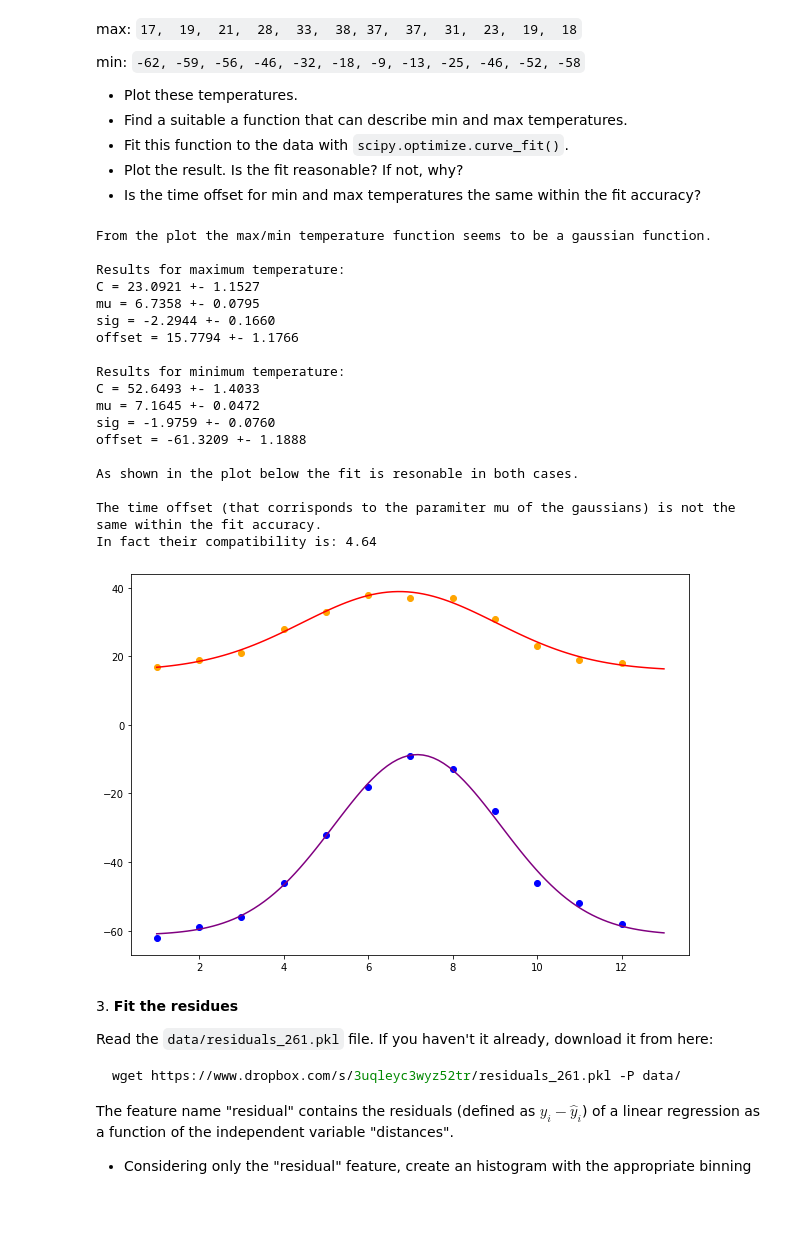
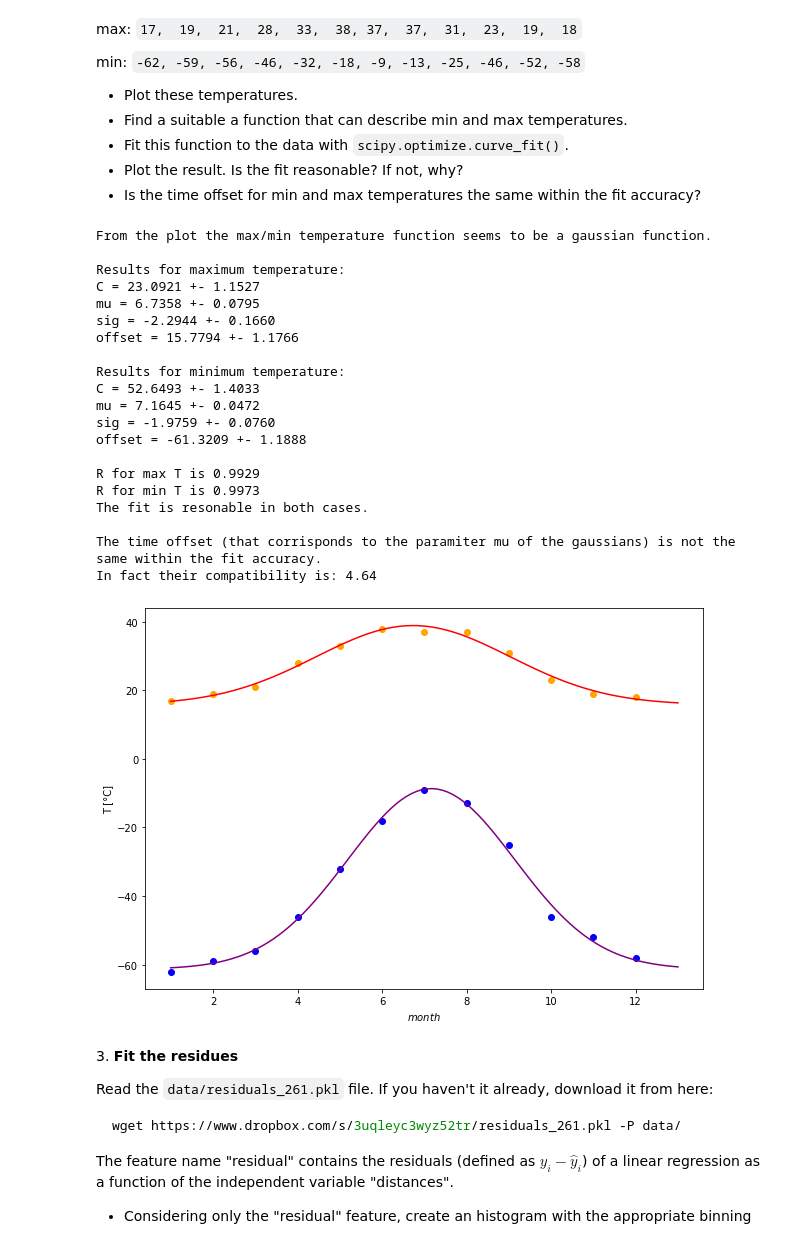
Before and after one commit to luca430/LaboratoryOfComputationalPhysics_Y4, a Jupyter notebook: 08ex_fitting.ipynb, the cells around one changed output. Saved outputs shown, nothing was run; the diff lists cells and outputs as text; code cells hidden in the pictures; blank space fills up the shorter version.

```diff
--- a/08ex_fitting.ipynb
+++ b/08ex_fitting.ipynb
@@ -104,7 +108,7 @@ months = np.arange(1,13,1)
 
 plt.figure(figsize=(10,7))
 plt.plot(months,max_t,color='orange',marker='o',linewidth=0)
-plt.plot(months,min_t,color='blue',marker='o',linewidth=0);
+plt.plot(months,min_t,color='blue',marker='o',linewidth=0)
 
 print('From the plot the max/min temperature function seems to be a gaussian function.')
 
@@ -118,6 +122,9 @@ plt.plot(x,gaus(x,popt1[0],popt1[1],popt1[2],popt1[3]),color='red')
 popt2, pcov2 = optimize.curve_fit(gaus,months,min_t)
 plt.plot(x,gaus(x,popt2[0],popt2[1],popt2[2],popt2[3]),color='purple')
 
+plt.xlabel('$month$')
+plt.ylabel('T [°C]')
+
 print('\nResults for maximum temperature:')
 print('C = %.4f +- %.4f' %(popt1[0],np.sqrt(pcov1[0,0])))
 print('mu = %.4f +- %.4f' %(popt1[1],np.sqrt(pcov1[1,1])))
@@ -125,36 +132,48 @@ print('sig = %.4f +- %.4f' %(popt1[2],np.sqrt(pcov1[2,2])))
 print('offset = %.4f +- %.4f' %(popt1[3],np.sqrt(pcov1[3,3])))
 
 print('\nResults for minimum temperature:')
 print('C = %.4f +- %.4f' %(popt2[0],np.sqrt(pcov2[0,0])))
 print('mu = %.4f +- %.4f' %(popt2[1],np.sqrt(pcov2[1,1])))
 print('sig = %.4f +- %.4f' %(popt2[2],np.sqrt(pcov2[2,2])))
 print('offset = %.4f +- %.4f' %(popt2[3],np.sqrt(pcov2[3,3])))
 
-print('\nAs shown in the plot below the fit is resonable in both cases.')
+ssr_max = np.sum((max_t - gaus(months,popt1[0],popt1[1],popt1[2],popt1[3]))**2)
+ssr_min = np.sum((min_t - gaus(months,popt2[0],popt2[1],popt2[2],popt2[3]))**2)
+tss_max = np.sum((np.mean(max_t) - max_t)**2)
+tss_min = np.sum((np.mean(min_t) - min_t)**2)
+
+R_max = np.sqrt(1-ssr_max/tss_max)
+R_min = np.sqrt(1-ssr_min/tss_min)
+
+print('\nR for max T is %.4f' %R_max)
+print('R for min T is %.4f' %R_min)
+print('The fit is resonable in both cases.')
 
 acc = np.abs(popt1[1]-popt2[1])/np.sqrt(pcov1[1,1]+pcov2[1,1])
 print('\nThe time offset (that corrisponds to the paramiter mu of the gaussians) is not the same within the fit accuracy.')
 print('In fact their compatibility is: %.2f' %acc)
 # %% [output]
 From the plot the max/min temperature function seems to be a gaussian function.
 
 Results for maximum temperature:
 C = 23.0921 +- 1.1527
 mu = 6.7358 +- 0.0795
 sig = -2.2944 +- 0.1660
 offset = 15.7794 +- 1.1766
 
 Results for minimum temperature:
 C = 52.6493 +- 1.4033
 mu = 7.1645 +- 0.0472
 sig = -1.9759 +- 0.0760
 offset = -61.3209 +- 1.1888
 
-As shown in the plot below the fit is resonable in both cases.
+R for max T is 0.9929
+R for min T is 0.9973
+The fit is resonable in both cases.
 
 The time offset (that corrisponds to the paramiter mu of the gaussians) is not the same within the fit accuracy.
 In fact their compatibility is: 4.64
-[figure, old version]
+[figure, new version]
 # %% [markdown]
 3\. **Fit the residues**
 
```
Also changed, not shown: parts of 4 cells of this notebook, 1 other file.
